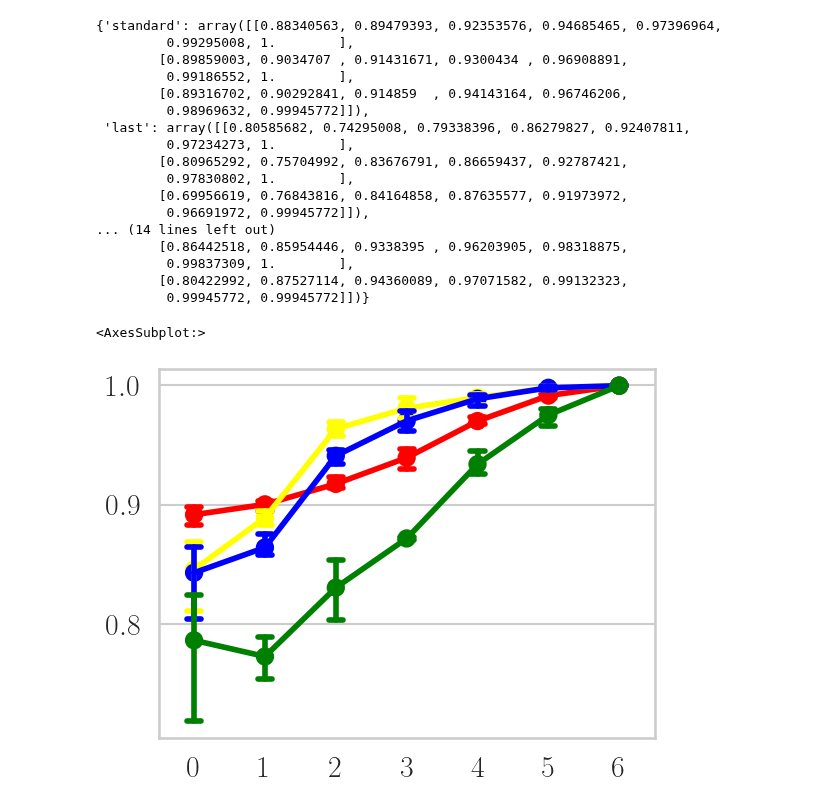
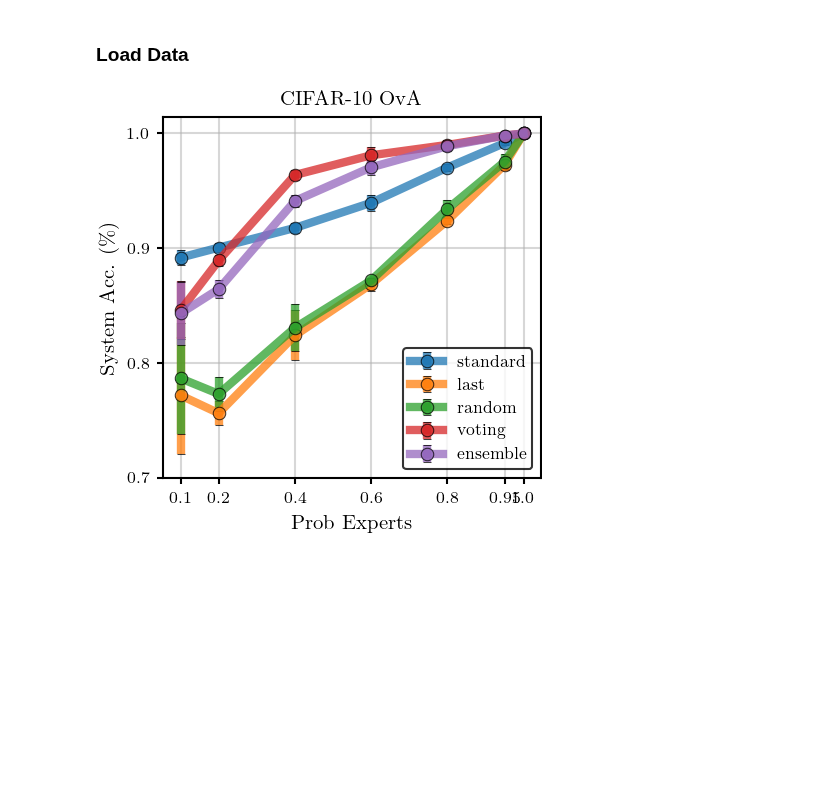
Before and after one commit to rajevv/Multi_L2D, a Jupyter notebook: CIFAR-10/results/fancy_plots_test.ipynb, the cells around one changed output. Saved outputs shown, nothing was run; the diff lists cells and outputs as text; code cells hidden in the pictures; blank space fills up the shorter version.

Commit message:
Update fancy_plots_test.ipynb. Final plot for Sys. Acc.

```diff
--- a/CIFAR-10/results/fancy_plots_test.ipynb
+++ b/CIFAR-10/results/fancy_plots_test.ipynb
@@ -7,40 +7,11 @@ import numpy as np
 import seaborn as sns
 from matplotlib import rc
 from conformal import utils
-# %%
-# === Latex Options === #
-rc('font', family='serif')
-rc('text', usetex=True)
-
-# === Matplotlib Options === #
-cm = plt.cm.get_cmap('tab10')
-global_plot_args = {"marker": "o",
-                    "markeredgecolor": "k",
-                    "markersize": 10,
-                    "linewidth": 8
-                    }
-sns.set_context("talk", font_scale=1.3)
-fig_size = (7, 7)
+# %% [markdown]
+### Load Data
 # %%
+global_plot_args = {"xlabel": "Prob Experts",
+             "title": "CIFAR-10 OvA",
+             "fig_path": "gradual_overlap_ova_{}.pdf"}
 accuracies_dict = utils.load_dict_txt("metrics.txt")
 accuracies_dict = {k: np.array(v) for k,v in accuracies_dict.items()}
-# %%
-accuracies_dict
-# %% [output]
-{'standard': array([[0.88340563, 0.89479393, 0.92353576, 0.94685465, 0.97396964,
-         0.99295008, 1.        ],
-        [0.89859003, 0.9034707 , 0.91431671, 0.9300434 , 0.96908891,
-         0.99186552, 1.        ],
-        [0.89316702, 0.90292841, 0.914859  , 0.94143164, 0.96746206,
-         0.98969632, 0.99945772]]),
- 'last': array([[0.80585682, 0.74295008, 0.79338396, 0.86279827, 0.92407811,
-         0.97234273, 1.        ],
-        [0.80965292, 0.75704992, 0.83676791, 0.86659437, 0.92787421,
-         0.97830802, 1.        ],
-        [0.69956619, 0.76843816, 0.84164858, 0.87635577, 0.91973972,
-         0.96691972, 0.99945772]]),
-... (14 lines left out)
-        [0.86442518, 0.85954446, 0.9338395 , 0.96203905, 0.98318875,
-         0.99837309, 1.        ],
-        [0.80422992, 0.87527114, 0.94360089, 0.97071582, 0.99132323,
-         0.99945772, 0.99945772]])}
@@ -47,8 +86,30 @@ accuracies_dict
+# %%
+
+exp_list = [0.1,0.2,0.4,0.6,0.8,0.95,1.0]
+f, ax = plt.subplots(1, 1)
+for i, (method, acc_np) in enumerate(accuracies_dict.items()):
+    method_acc_mean = acc_np.mean(axis=0)
+    method_acc_std = acc_np.std(axis=0)
+    label = r"{}"
+    # ax.plot(exp_list, method_acc_mean, "-", label=label.format(method), alpha=0.5)
+    plt.errorbar(exp_list, method_acc_mean, yerr=method_acc_std,
+                 alpha=0.75,label=label.format(method), marker="o")
+
+plt.xticks(exp_list, exp_list)
+plt.yticks(list(plt.yticks()[0])[::2])
+plt.ylabel(r'System Acc. ($\%$)')
+plt.xlabel(r'{}'.format(global_plot_args["xlabel"]))
+plt.title(r'{}'.format(global_plot_args["title"]))
+plt.legend(loc="best")
+plt.grid()
+f.set_tight_layout(True)
+plt.legend()
+plt.savefig("sys_acc_ova_gradual_overlap.pdf")
+# %% [output]
+[figure, added]
 # %%
-sns.pointplot(data=accuracies_dict["standard"], color="red",  capsize=0.2)
-sns.pointplot(data=accuracies_dict["voting"], color="yellow", capsize=0.2)
-sns.pointplot(data=accuracies_dict["ensemble"], color="blue", capsize=0.2)
-sns.pointplot(data=accuracies_dict["random"], color="green", capsize=0.2)
+# sns.pointplot(data=accuracies_dict["standard"], capsize=0.1)
+# sns.pointplot(data=accuracies_dict["voting"], capsize=0.1)
+# sns.pointplot(data=accuracies_dict["ensemble"], capsize=0.1)
+# sns.pointplot(data=accuracies_dict["random"],  capsize=0.1)
+# plt.grid()
-# %% [output]
-<AxesSubplot:>
-[figure, removed]
```
Also changed, not shown: parts of 4 cells of this notebook.
